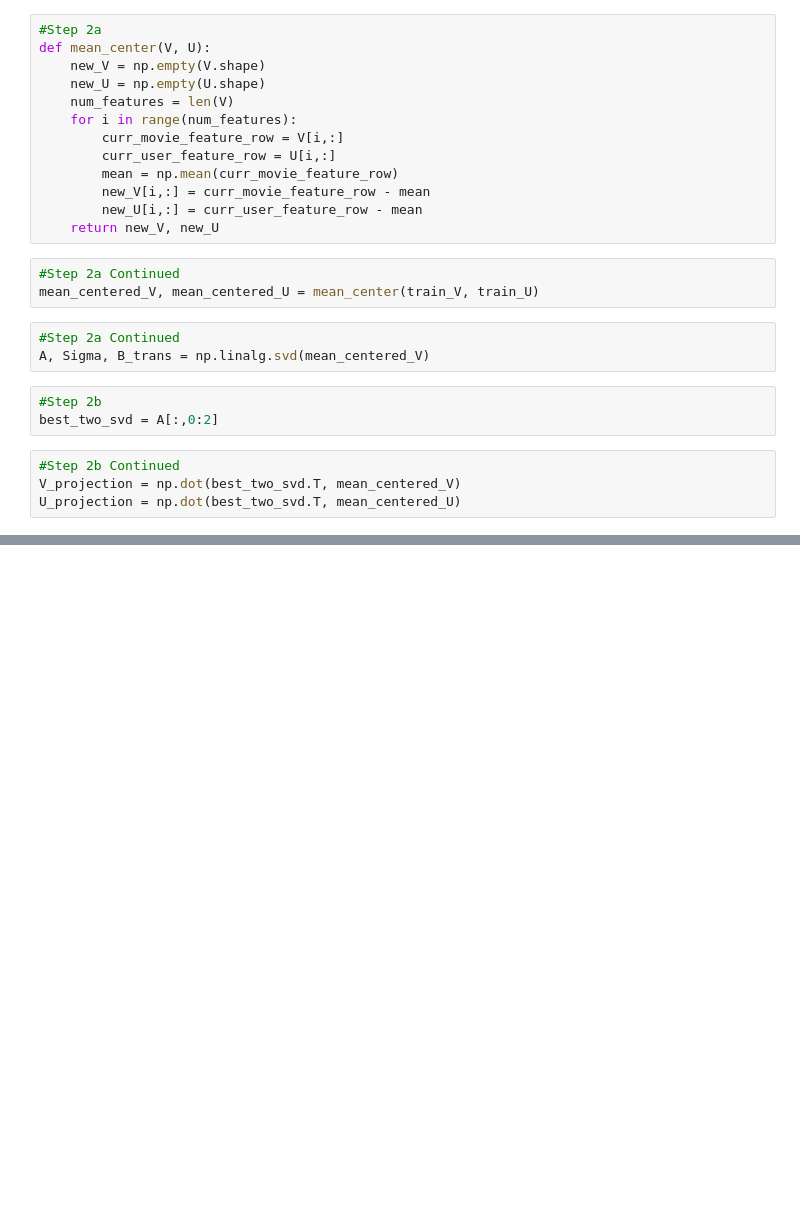
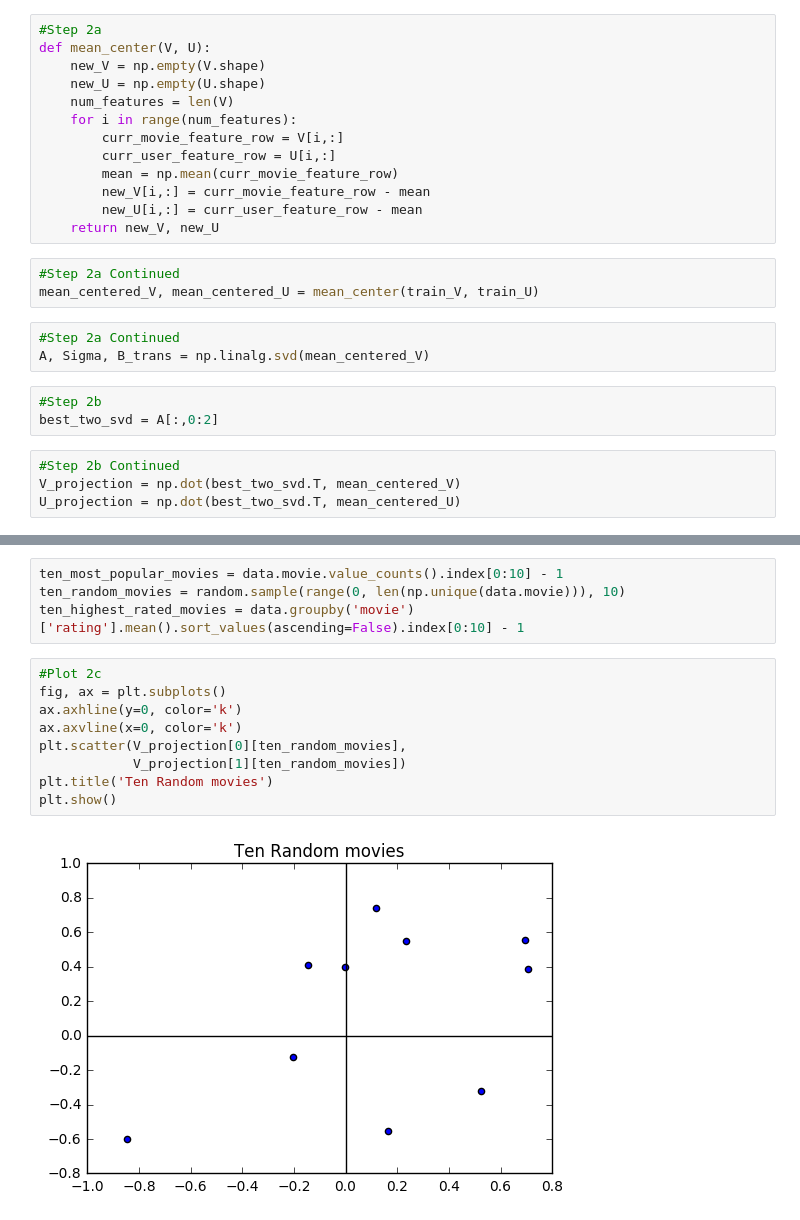
Before and after one commit to roshcagra/NetflixVisualization, a Jupyter notebook: matrix_factor_visualization.ipynb, the cells around one changed output, grey strips where cells are left out. Saved outputs shown, nothing was run; the diff lists cells and outputs as text; blank space fills up the shorter version.

Commit message:
added some plots

```diff
--- a/matrix_factor_visualization.ipynb
+++ b/matrix_factor_visualization.ipynb
@@ -133,0 +129,15 @@ array([[ 0.16688787, -0.18644599, -0.24436308, ..., -0.6883804 ,
+# %%
+ten_most_popular_movies = data.movie.value_counts().index[0:10] - 1
+ten_random_movies = random.sample(range(0, len(np.unique(data.movie))), 10)
+ten_highest_rated_movies = data.groupby('movie')['rating'].mean().sort_values(ascending=False).index[0:10] - 1
+# %%
+#Plot 2c
+fig, ax = plt.subplots()
+ax.axhline(y=0, color='k')
+ax.axvline(x=0, color='k')
+plt.scatter(V_projection[0][ten_random_movies],
+            V_projection[1][ten_random_movies])
+plt.title('Ten Random movies')
+plt.show()
+# %% [output]
+[figure, added]
```
Also changed, not shown: parts of 6 cells of this notebook.
